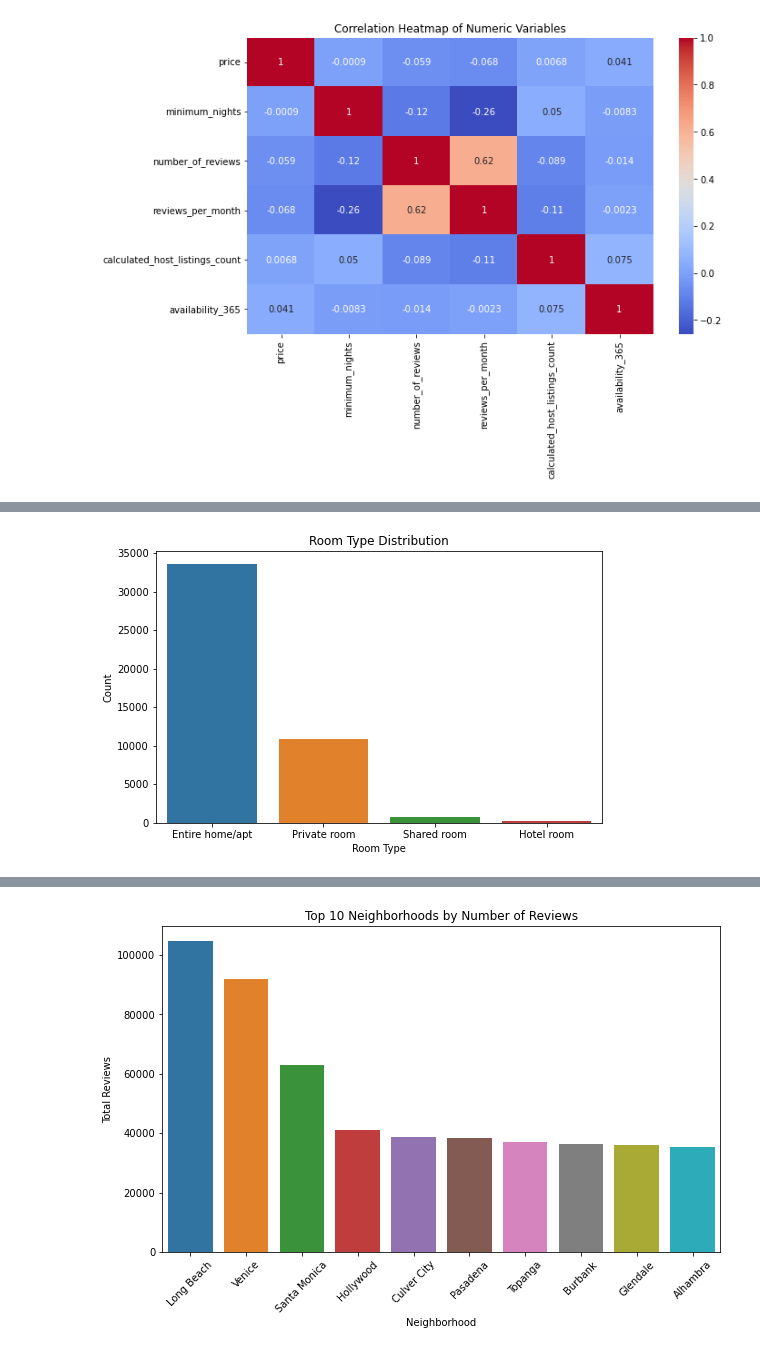
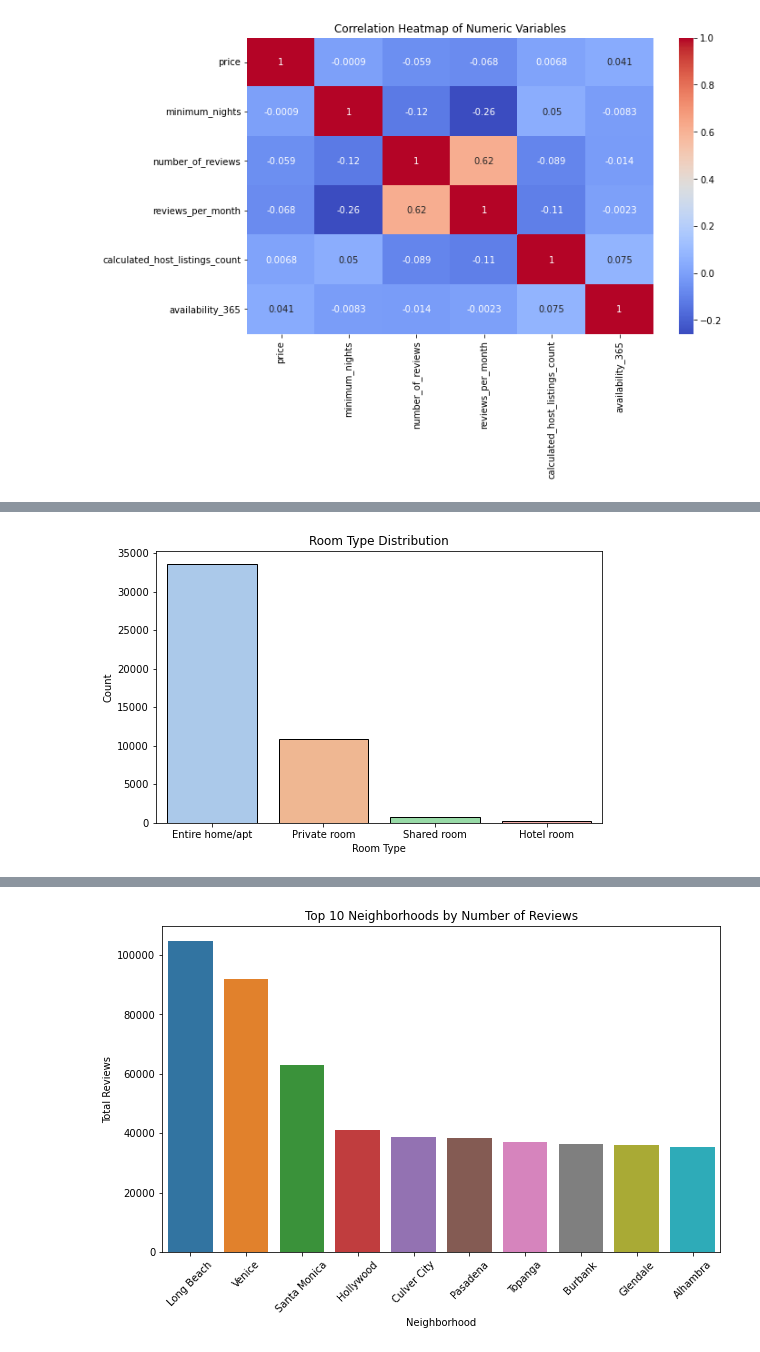
Before and after one commit to siddiq22/AirBnbLA, a Jupyter notebook: AirBnb.ipynb, the cells around one changed output, grey strips where cells are left out. Cells and saved outputs as stored; diff of their text form; code cells hidden in the pictures.

```diff
--- a/AirBnb.ipynb
+++ b/AirBnb.ipynb
@@ -214,9 +201,10 @@ plt.show()
 # %%
 plt.figure(figsize=(8,5))
-sns.countplot(x='room_type', data=df)
+ax = sns.countplot(x='room_type', data=df, palette='pastel', edgecolor='black')
 plt.title('Room Type Distribution')
 plt.xlabel('Room Type')
 plt.ylabel('Count')
+
 plt.show()
 # %% [output]
-[figure, old version]
+[figure, new version]
```
Also changed, not shown: parts of 12 cells of this notebook.
